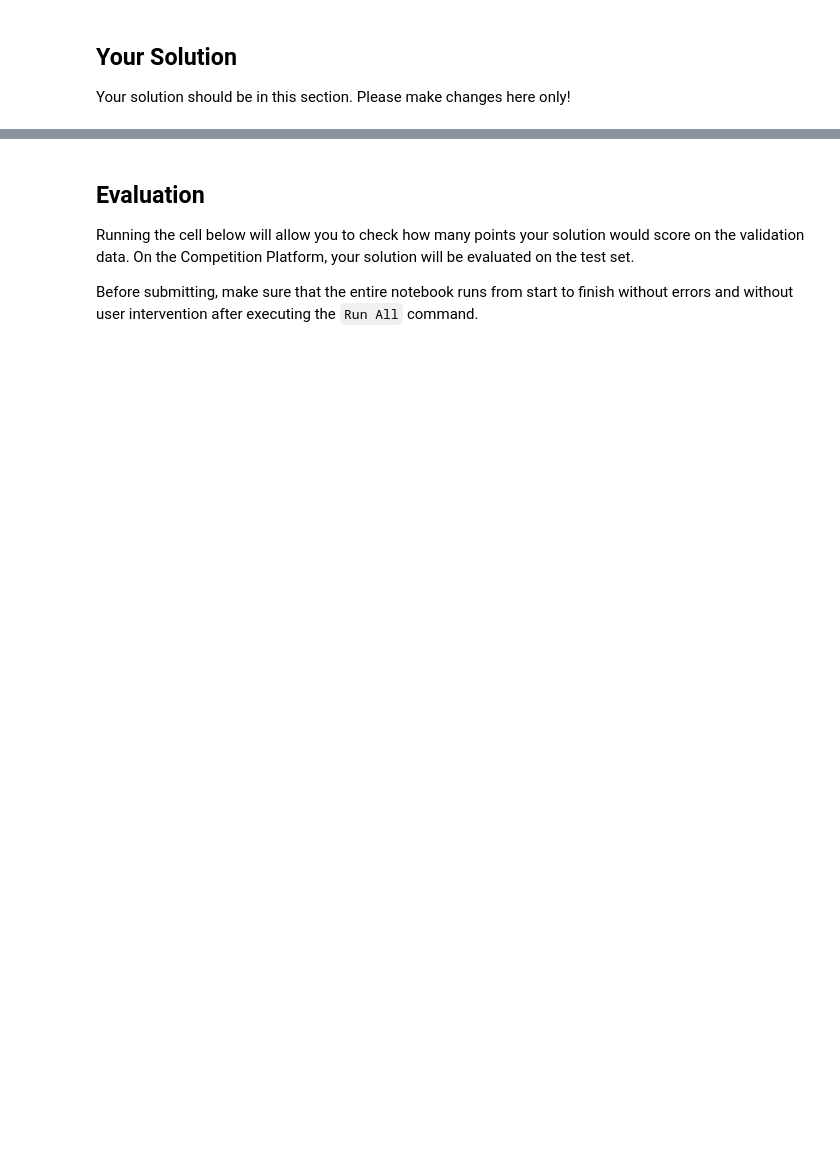
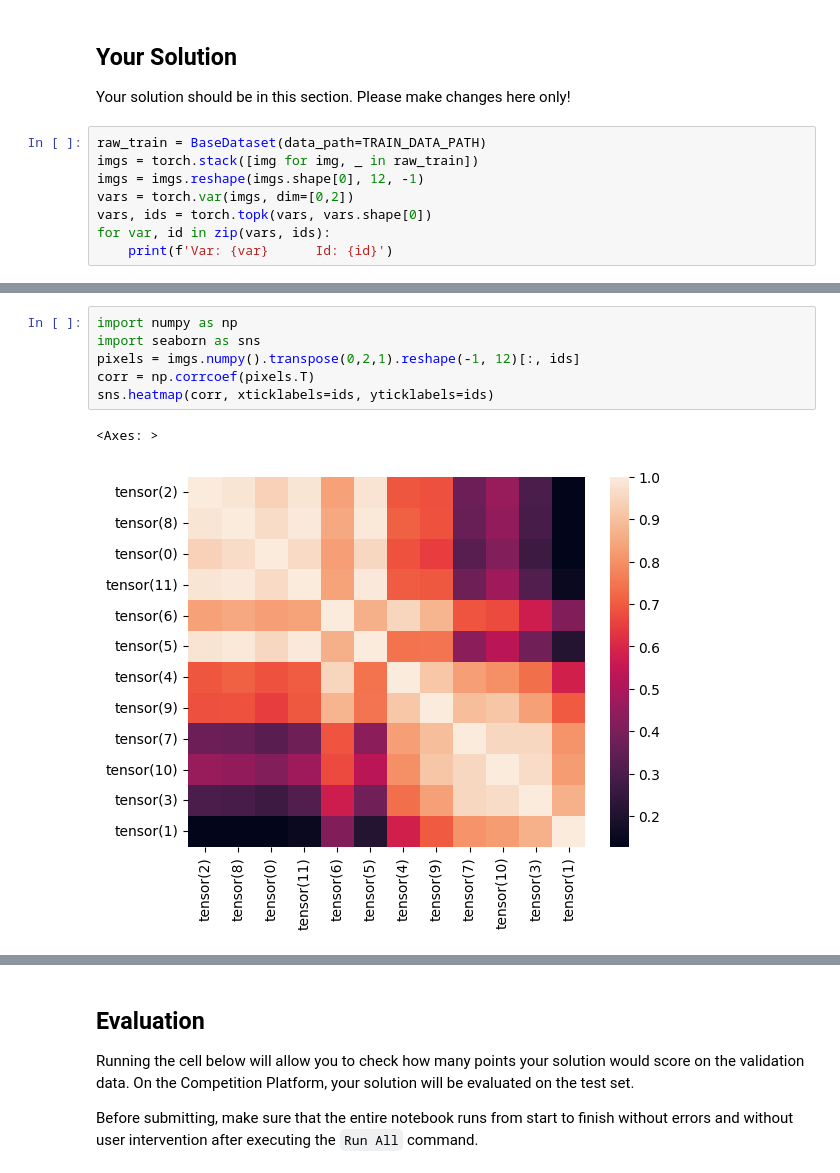
Before and after one commit to RayanKamarinchev/AI, a Jupyter notebook: IOAI_prep/poland/3_1/multispectral_segmentation/sol.ipynb, the cells around one changed output, grey strips where cells are left out. Drawn from its saved outputs; the diff is of its cells as text; blank space fills up the shorter version.

```diff
--- a/IOAI_prep/poland/3_1/multispectral_segmentation/sol.ipynb
+++ b/IOAI_prep/poland/3_1/multispectral_segmentation/sol.ipynb
@@ -496,3 +500,11 @@ Epoch 12 loss: 1.215382993221283, mIoU: 0.2710022904211655
 # %% [markdown]
 ## Your Solution
 Your solution should be in this section. Please make changes here only!
+# %%
+raw_train = BaseDataset(data_path=TRAIN_DATA_PATH)
+imgs = torch.stack([img for img, _ in raw_train])
+imgs = imgs.reshape(imgs.shape[0], 12, -1)
+vars = torch.var(imgs, dim=[0,2])
+vars, ids = torch.topk(vars, vars.shape[0])
+for var, id in zip(vars, ids):
+    print(f'Var: {var}      Id: {id}')
@@ -498,0 +524,9 @@ Your solution should be in this section. Please make changes here only!
+# %%
+import numpy as np
+import seaborn as sns
+pixels = imgs.numpy().transpose(0,2,1).reshape(-1, 12)[:, ids]
+corr = np.corrcoef(pixels.T)
+sns.heatmap(corr, xticklabels=ids, yticklabels=ids)
+# %% [output]
+<Axes: >
+[figure, added]
```
Also changed, not shown: parts of 8 cells of this notebook, 7 other files.
